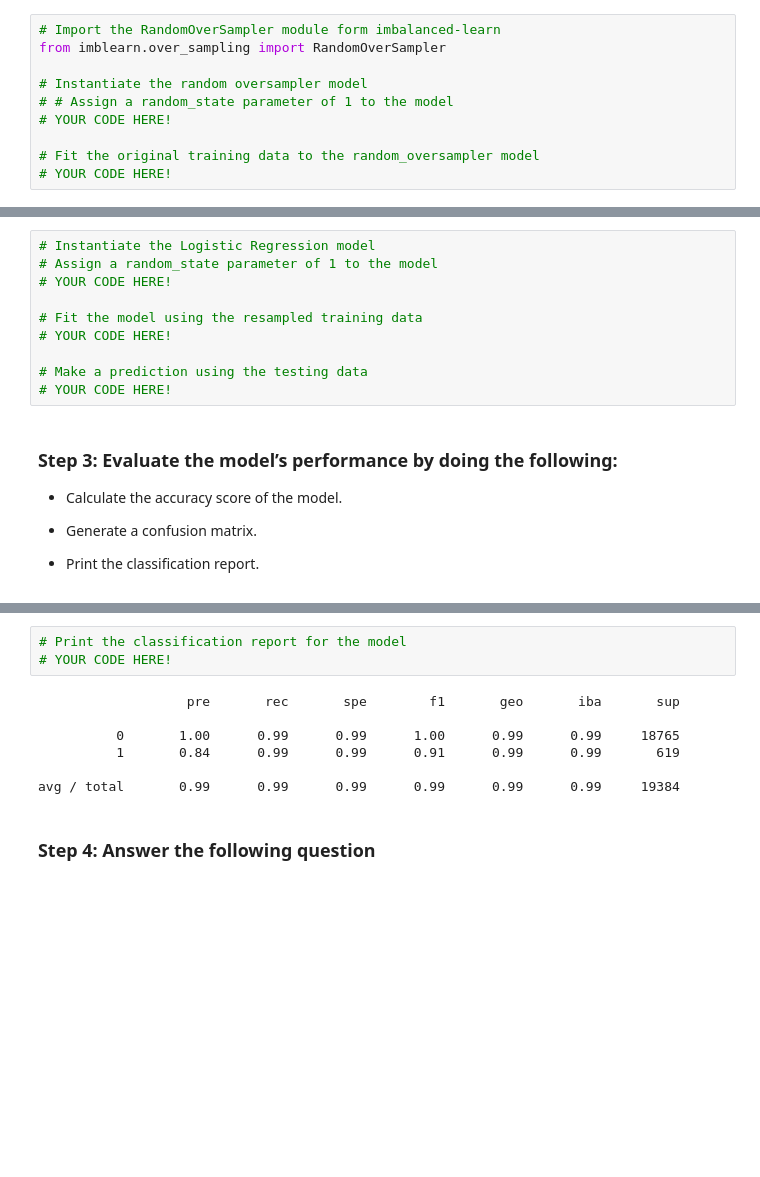
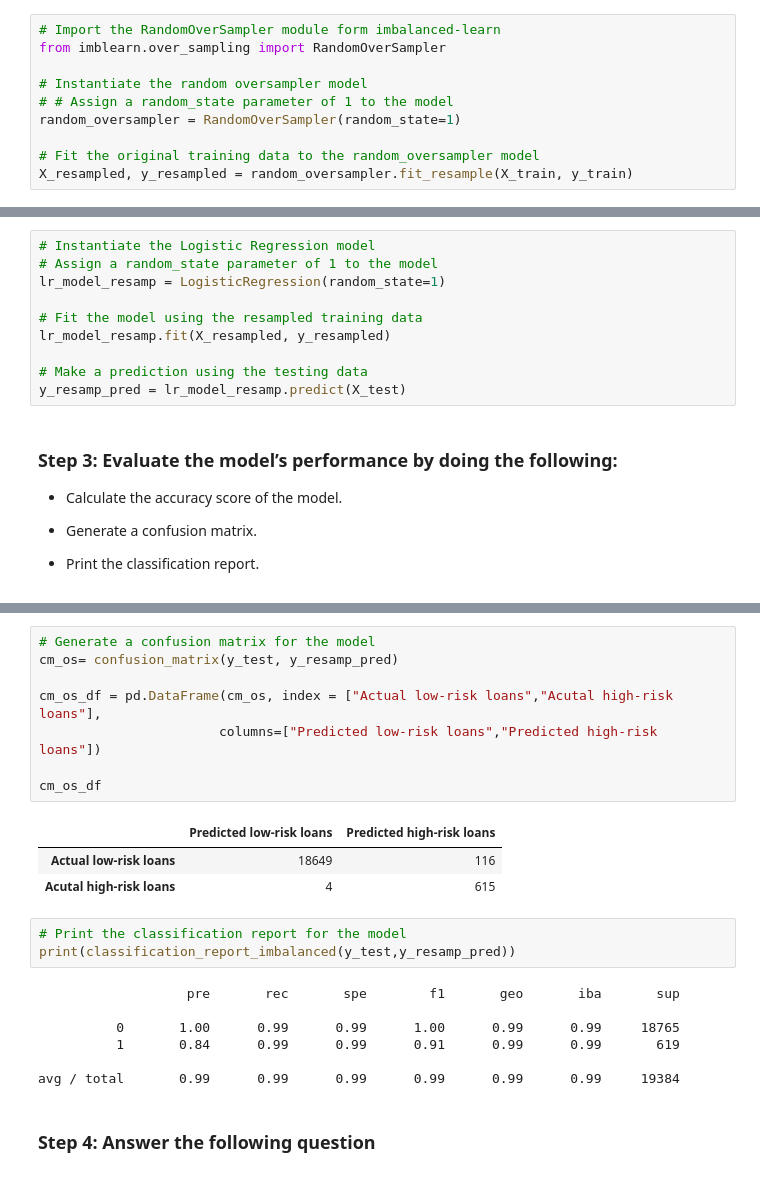
Before and after one commit to lindy-8/Credit_Risk, a Jupyter notebook: Starter_Code/credit_risk_resampling.ipynb, the cells around one changed output, grey strips where cells are left out. Cells and saved outputs as stored; diff of their text form; blank space fills up the shorter version.

Commit message:
I finished creating the credit risk predictions: however, I think I may have forgot to save and checkpoint the notebook to align with the other commits.

```diff
--- a/Starter_Code/credit_risk_resampling.ipynb
+++ b/Starter_Code/credit_risk_resampling.ipynb
@@ -256,9 +256,9 @@ from imblearn.over_sampling import RandomOverSampler
 
 # Instantiate the random oversampler model
 # # Assign a random_state parameter of 1 to the model
-# YOUR CODE HERE!
+random_oversampler = RandomOverSampler(random_state=1)
 
 # Fit the original training data to the random_oversampler model
-# YOUR CODE HERE!
+X_resampled, y_resampled = random_oversampler.fit_resample(X_train, y_train)
 # %%
 # Count the distinct values of the resampled labels data
@@ -272,13 +272,13 @@ Name: loan_status, dtype: int64
 # %%
 # Instantiate the Logistic Regression model
 # Assign a random_state parameter of 1 to the model
-# YOUR CODE HERE!
+lr_model_resamp = LogisticRegression(random_state=1)
 
 # Fit the model using the resampled training data
-# YOUR CODE HERE!
+lr_model_resamp.fit(X_resampled, y_resampled)
 
 # Make a prediction using the testing data
-# YOUR CODE HERE!
+y_resamp_pred = lr_model_resamp.predict(X_test)
 # %% [markdown]
 ### Step 3: Evaluate the model’s performance by doing the following:
 
@@ -301,6 +295,18 @@ array([[18649,   116],
+# %%
+# Generate a confusion matrix for the model
+cm_os= confusion_matrix(y_test, y_resamp_pred)
+
+cm_os_df = pd.DataFrame(cm_os, index = ["Actual low-risk loans","Acutal high-risk loans"],
+                       columns=["Predicted low-risk loans","Predicted high-risk loans"])
+
+cm_os_df
+# %% [output]
+|  | Predicted low-risk loans | Predicted high-risk loans |
+| Actual low-risk loans | 18649 | 116 |
+| Acutal high-risk loans | 4 | 615 |
 # %%
 # Print the classification report for the model
-# YOUR CODE HERE!
+print(classification_report_imbalanced(y_test,y_resamp_pred))
 # %% [output]
                    pre       rec       spe        f1       geo       iba       sup
 
```
Also changed, not shown: parts of 4 cells of this notebook.
